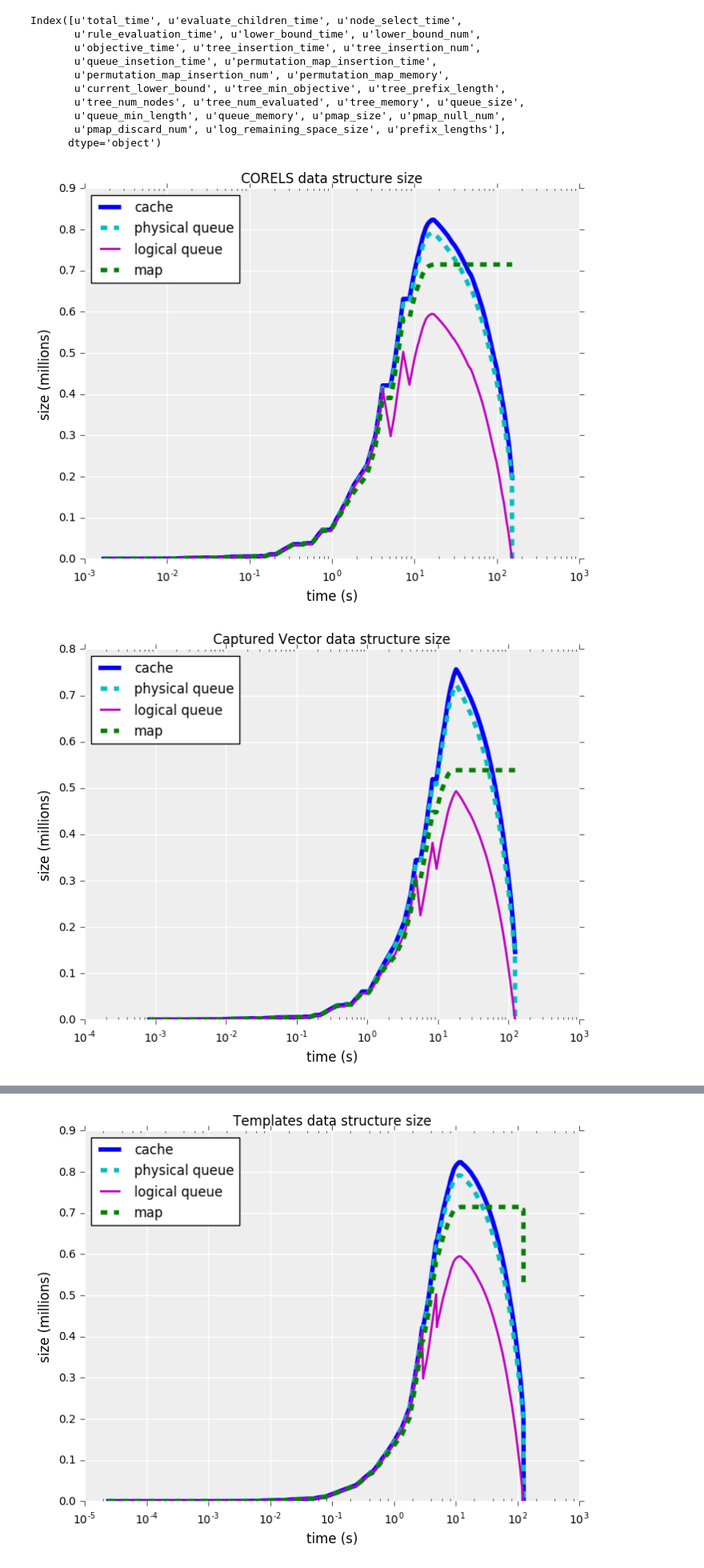
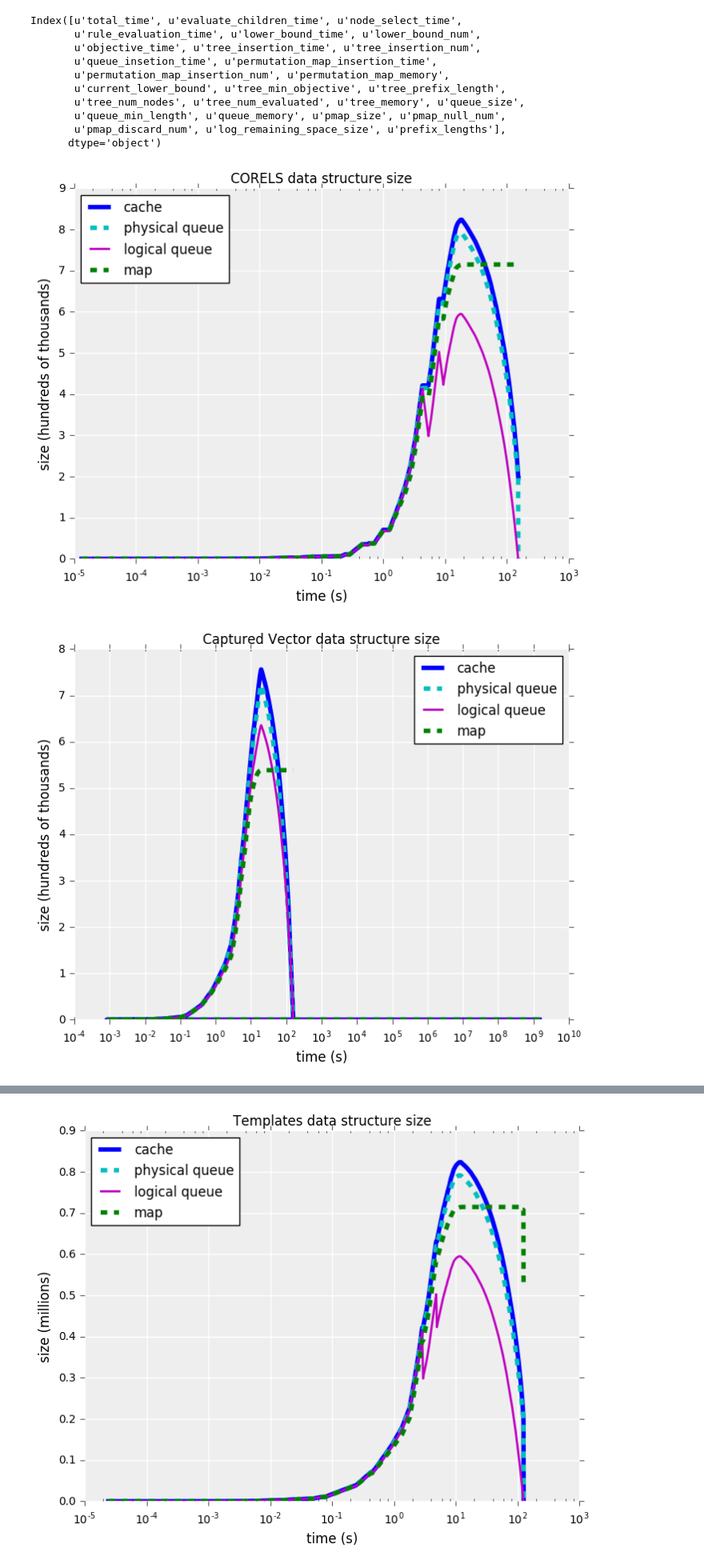
Before and after one commit to alexzheng587/corels, a Jupyter notebook: notebooks/Logs.ipynb, the cells around one changed output, grey strips where cells are left out. Shown at 80% size. Cells and saved outputs as stored; diff of their text form; code cells hidden in the pictures.

```diff
--- a/notebooks/Logs.ipynb
+++ b/notebooks/Logs.ipynb
@@ -32,7 +33,7 @@ fs = 12 #fontsize
 def parse_prefix_sums(p):
     return np.sum([int(q.split(':')[1]) for q in p.split(';') if q])
 # %%
-cap = '../logs/for-compas_1_train.out-curious_lb-with_captured_symmetry_map-minor-removed=none-max_num_nodes=100000000-c=0.0050000-v=1-f=1000.txt'
+cap = '../logs/thesis/pmap/for-compas_1_train.out-curious_lb-with_captured_symmetry_map-minor-removed=none-max_num_nodes=100000000-c=0.0050000-v=1-f=1000.txt'
 cap_df = pd.read_csv(cap)
 cap_df.fillna('', inplace=True)
 cap_df.head()
@@ -197,25 +202,25 @@ Index([u'total_time', u'evaluate_children_time', u'node_select_time',
 # %%
 # Cache size vs Phys queue size vs Logical queue size
 def cache_phys_log_pmap(df, title):
     fig, ax = simple_ax()
     prefix_sums = np.array([parse_prefix_sums(p) for p in df['prefix_lengths']])
-    ax.semilogx(df['total_time'], df['tree_num_nodes'] / 10.**6, 'b-', linewidth=lw*2)
-    ax.semilogx(df['total_time'], df['queue_size'] / 10.**6, 'c--', linewidth=lw*2)
-    ax.semilogx(df['total_time'], prefix_sums / 10.**6, 'm-', linewidth=lw)
-    ax.semilogx(df['total_time'], df['pmap_size'] / 10.**6, 'g--', linewidth=lw*2)
+    ax.semilogx(df['total_time'], df['tree_num_nodes'] / 10.**5, 'b-', linewidth=lw*2)
+    ax.semilogx(df['total_time'], df['queue_size'] / 10.**5, 'c--', linewidth=lw*2)
+    ax.semilogx(df['total_time'], prefix_sums / 10.**5, 'm-', linewidth=lw)
+    ax.semilogx(df['total_time'], df['pmap_size'] / 10.**5, 'g--', linewidth=lw*2)
     #ax.semilogx(df['total_time'], df['tree_insertion_num'] / 10.**6, 'y-', linewidth=lw*2)
     ax.set_xlabel('time (s)', fontsize=fs)
-    ax.set_ylabel('size (millions)', fontsize=fs)
+    ax.set_ylabel('size (hundreds of thousands)', fontsize=fs)
     ax.set_title(title + ' data structure size', fontsize=fs)
     #ax.set_xticks(fontsize=fs-1)
     #ax.set_yticks(fontsize=fs-1)
     plt.legend(['cache', 'physical queue', 'logical queue', 'map', 'items examined'], fontsize=fs, loc='best')
     plt.show()
 cache_phys_log_pmap(corels_df, 'CORELS')
 cache_phys_log_pmap(cap_df, 'Captured Vector')
 # %% [output]
-[figure, old version]
+[figure, new version]
-[figure, old version]
+[figure, new version]
 # %%
 #Mem vs Time
 def mem_plot(df):
```
Also changed, not shown: parts of 22 cells of this notebook, 13 other files.
